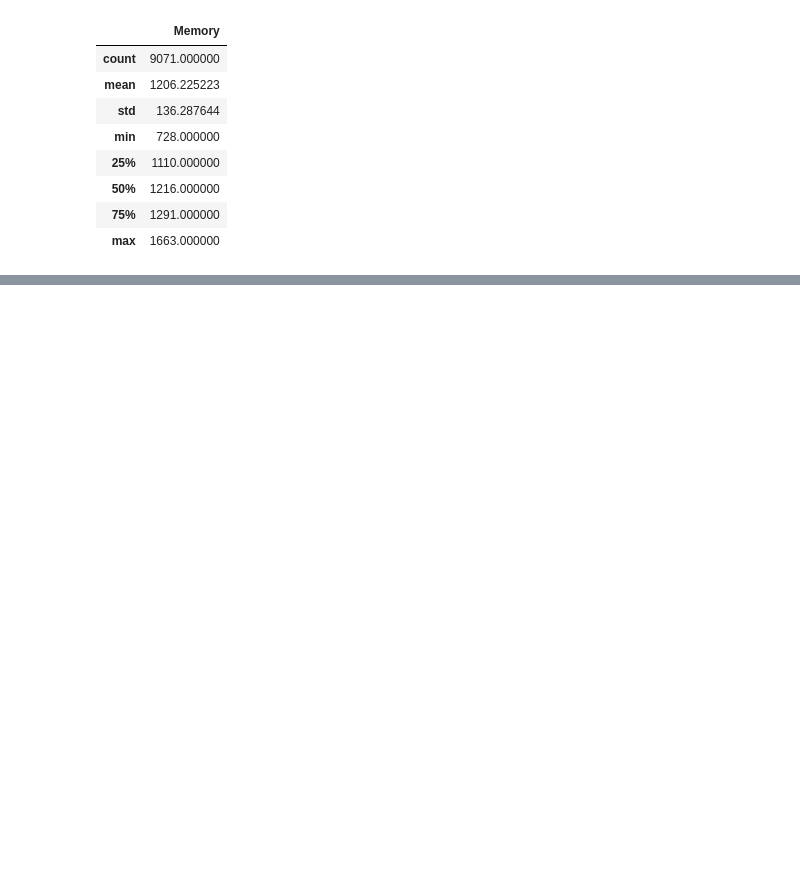
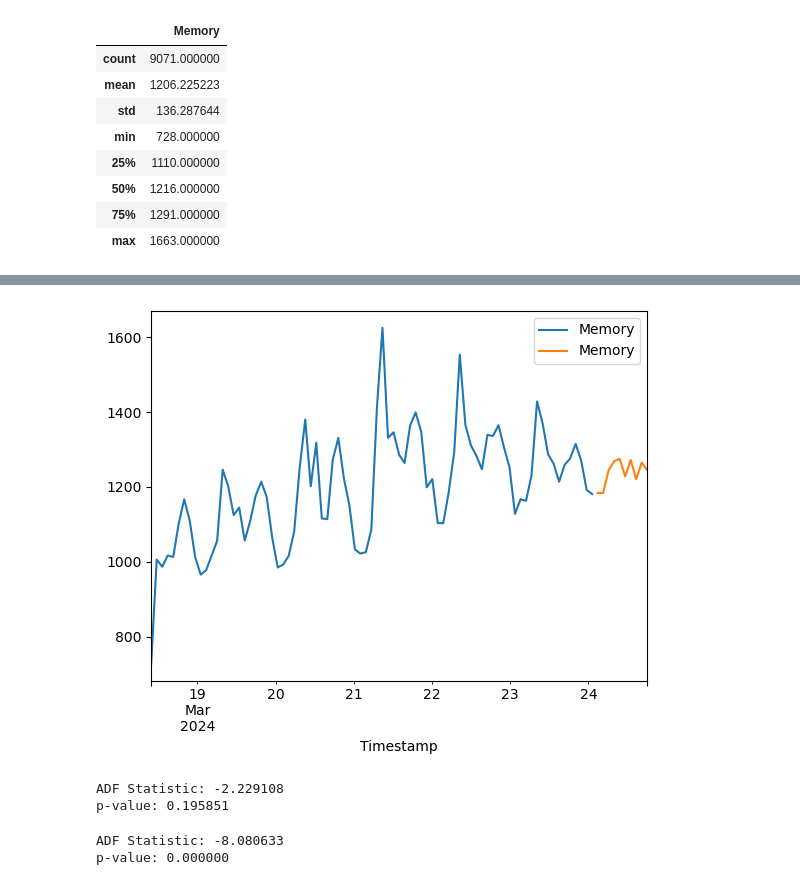
Before and after one commit to BU-Spark/ds-redhat-predictive-kubernetes, a Jupyter notebook: sp24-team-a/weekly/week8/arima_model.ipynb, the cells around one changed output, grey strips where cells are left out. Saved outputs shown, nothing was run; the diff lists cells and outputs as text; code cells hidden in the pictures; blank space fills up the shorter version.

```diff
--- a/sp24-team-a/weekly/week8/arima_model.ipynb
+++ b/sp24-team-a/weekly/week8/arima_model.ipynb
@@ -158,0 +169,31 @@ Test RMSE: 11.840
+# %%
+from sklearn.metrics import mean_squared_error
+from statsmodels.tsa.stattools import adfuller
+from statsmodels.graphics.tsaplots import plot_acf, plot_pacf
+
+X_vals = node_mem.iloc[::100].copy()
+train_size = int(X_vals.shape[0] * 0.9)
+
+X_train, X_test = X_vals.iloc[0:train_size], X_vals.iloc[train_size:X_vals.shape[0]]
+# %%
+fig, ax = plt.subplots()
+X_train.plot(ax=ax, label='train')
+X_test.plot(ax=ax, label='test')
+plt.legend()
+plt.show()
+# %% [output]
+[figure, added]
+# %%
+adf_result = adfuller(X_train)
+print('ADF Statistic: %f' % adf_result[0])
+print('p-value: %f' % adf_result[1])
+# %% [output]
+ADF Statistic: -2.229108
+p-value: 0.195851
+# %%
+adf_result1 = adfuller(X_train.diff().dropna())
+print('ADF Statistic: %f' % adf_result1[0])
+print('p-value: %f' % adf_result1[1])
+# %% [output]
+ADF Statistic: -8.080633
+p-value: 0.000000
```
Also changed, not shown: parts of 15 cells of this notebook.
